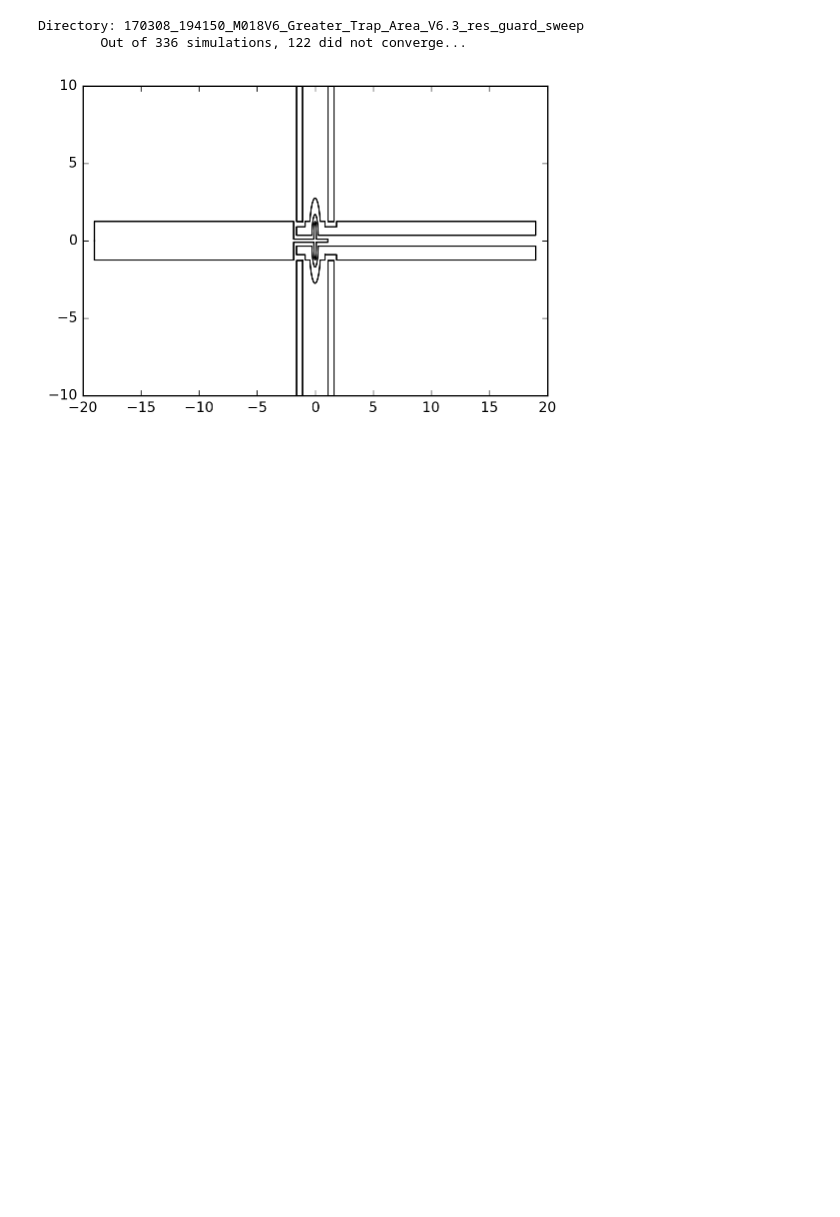
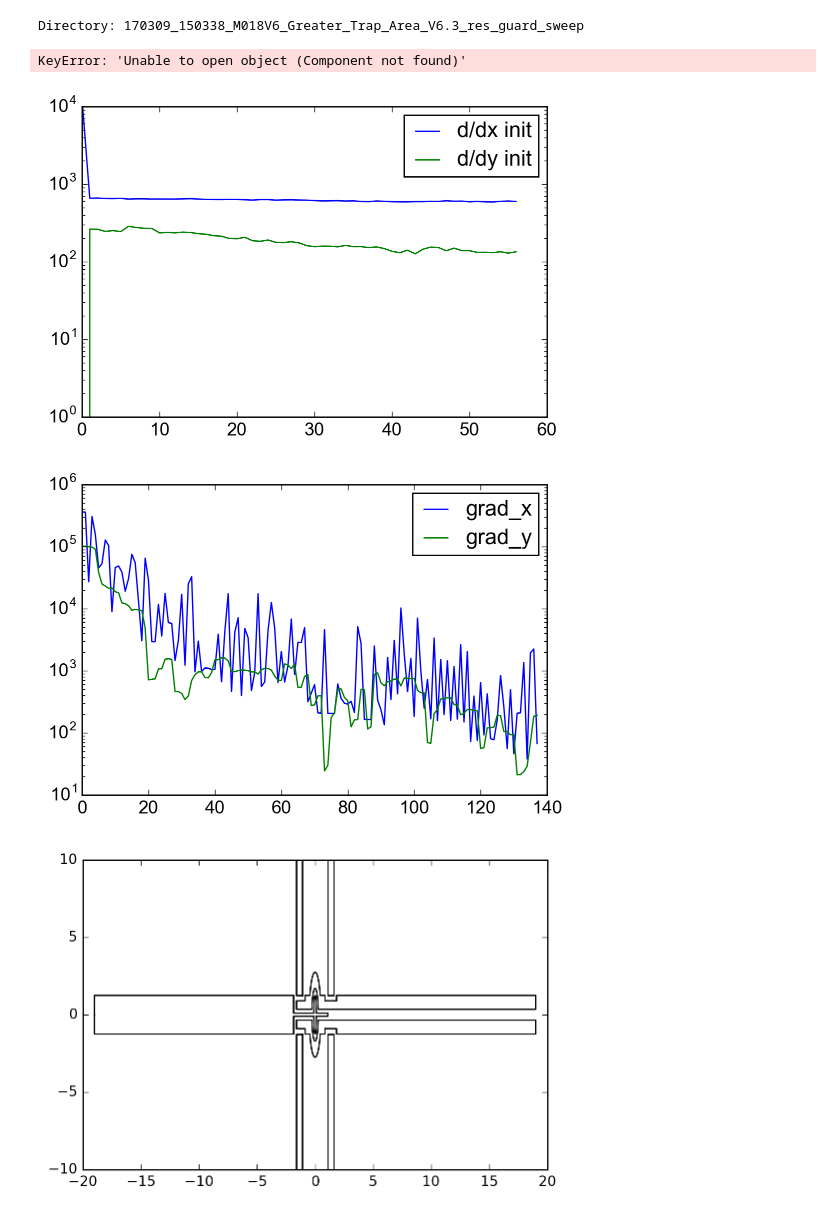
Before and after one commit to gkoolstra/ipython-notebooks, a Jupyter notebook: 20170308 - Why electrons jump out of the trap.ipynb, the cells around one changed output. Drawn from its saved outputs; the diff is of its cells as text; code cells hidden in the pictures; blank space fills up the shorter version.

```diff
--- a/20170308 - Why electrons jump out of the trap.ipynb
+++ b/20170308 - Why electrons jump out of the trap.ipynb
@@ -29,7 +28,7 @@ import matplotlib.gridspec as gridspec
 #%matplotlib notebook
 
 save_path = r"/Volumes/slab/Gerwin/Electron on helium/Electron optimization/Realistic potential/Single electron loading"
-sub_dir = r"170308_194150_M018V6_Greater_Trap_Area_V6.3_res_guard_sweep"
+sub_dir = r"170309_150338_M018V6_Greater_Trap_Area_V6.3_res_guard_sweep"
 
 dbin = 0.006E-6
 bins = np.arange(-0.80E-6, 0.80E-6+dbin, dbin)
@@ -79,14 +78,35 @@ with h5py.File(os.path.join(os.path.join(save_path, sub_dir), "Results.h5"), "r"
                 trap_grad_y_i.append(np.inf)
                 trap_grad_y_f.append(np.inf)
 
-#     plt.figure()
-#     plt.plot(trap_grad_x_i, label="d/dx init")
-#     #plt.plot(trap_grad_x_f, label="d/dx final")
-#     #plt.plot(trap_grad_y_f, label="d/dy final")
-#     plt.plot(trap_grad_y_i, label="d/dy init")
-#     plt.yscale('log')
-#     plt.legend(loc=0)
-#     plt.ylim(1E0, 1E4)
+    plt.figure()
+    plt.plot(trap_grad_x_i, label="d/dx init")
+    #plt.plot(trap_grad_x_f, label="d/dx final")
+    #plt.plot(trap_grad_y_f, label="d/dy final")
+    plt.plot(trap_grad_y_i, label="d/dy init")
+    plt.yscale('log')
+    plt.legend(loc=0)
+    plt.ylim(1E0, 1E4)
+
+    if 1:
+        step = 57
+        rs = f['step_%04d/x_during_simulation'%step]
+        jac = f['step_%04d/jac_during_simulation'%step]
+
+        plt.figure()
+        plt.plot(np.amax(jac[:,::2], axis=1), label='grad_x')
+        plt.plot(np.amax(jac[:,1::2], axis=1), label='grad_y')
+        plt.legend(loc=0)
+        plt.yscale('log')
+
+        for k in tqdm(range(np.shape(rs)[0])):
+            fig = plt.figure(figsize=(6.5,3.))
+            plt.plot(rs[k,::2]*1E6, rs[k,1::2]*1E6, 'o', color='deepskyblue')
+            plt.xlim(-4, 8)
+            plt.ylim(-4, 4)
+            plt.ylabel("$y$ ($\mu$m)")
+            plt.title("Resonator guard = %.3f V"%Vresguard[step])
+            common.save_figure(fig, save_path=os.path.join(save_path, sub_dir, "Annealing"))
+            plt.close(fig)
 
     if 1:
         for step in range(k):
@@ -111,7 +131,7 @@ with h5py.File(os.path.join(os.path.join(save_path, sub_dir), "Results.h5"), "r"
                              **{'color' : 'black', 'lw' : 0.75, 'alpha' : 0.75})
 
             plt.plot(electrons[::2]*1E6, electrons[1::2]*1E6, 'o', color='deepskyblue')
-            plt.xlim(-2, 8)
+            plt.xlim(-4, 8)
             plt.ylim(-4, 4)
             plt.ylabel("$y$ ($\mu$m)")
             plt.title("Resonator guard = %.3f V"%Vrg)
@@ -123,7 +143,7 @@ with h5py.File(os.path.join(os.path.join(save_path, sub_dir), "Results.h5"), "r"
 
             plt.subplot(212)
             plt.plot(xpoints[ctr_idx,:]*1E6, potential[ctr_idx,:], color='k')
-            plt.xlim(-2, 8)
+            plt.xlim(-4, 8)
             plt.xlabel("$x$ ($\mu$m)")
             plt.ylabel("Electrostatic potential (-eV)")
             #plt.title("Resonator guard = %.3f V"%Vrg)
@@ -141,39 +161,41 @@ with h5py.File(os.path.join(os.path.join(save_path, sub_dir), "Results.h5"), "r"
 
             plt.plot(electrons_x*1E6, np.array(mu), 'o', color='deepskyblue')
 
-            common.save_figure(fig, save_path=os.path.join(save_path, sub_dir, "Figures"))
+            common.save_figure(fig, save_path=os.path.join(save_path, sub_dir, "2D slice"))
             plt.close(fig)
 
 #         trap_mask = np.logical_and(electrons[::2] > -1.2E-6, electrons[::2] < 1.2E-6)
 #         trap_electrons_x, trap_electrons_y = electrons[::2][trap_mask], electrons[1::2][trap_mask]
 #         resonator_mask = np.where(electrons[::2] > 1.2E-6)[0]
 #         res_electrons_x, res_electrons_y = electrons[::2][resonator_mask], electrons[1::2][resonator_mask]
 
 #         res_interactions = TS.Vee(res_electrons_x, res_electrons_y)/1.602E-19
 #         np.fill_diagonal(res_interactions, 0)
 #         mu = list()
 #         el = 0
 #         for res_electron_x, res_electron_y in zip(res_electrons_x, res_electrons_y):
 #             mu.append(np.sum(res_interactions[el,:]) + TS.Velectrostatic(res_electron_x, res_electron_y)/1.602E-19)
 #             el += 1
 
 #         plt.plot(res_electrons_x*1E6, np.array(mu), 'o', color='deepskyblue')
 
 #         trap_interactions = TS.Vee(trap_electrons_x, trap_electrons_y)/1.602E-19
 #         np.fill_diagonal(trap_interactions, 0)
 #         el = 0
 #         mu = list()
 #         for trap_electron_x, trap_electron_y in zip(trap_electrons_x, trap_electrons_y):
 #             mu.append(np.sum(trap_interactions[el,:]) + TS.Velectrostatic(trap_electron_x, trap_electron_y)/1.602E-19)
 #             el += 1
 
 #         plt.plot(trap_electrons_x*1E6, np.array(mu), 'o', color='deepskyblue')
 
 
 print("\tOut of %d simulations, %d did not converge..." % (len(Vresguard), len(Vresguard) - np.sum(converged)))
 # %% [output]
-Directory: 170308_194150_M018V6_Greater_Trap_Area_V6.3_res_guard_sweep
-        Out of 336 simulations, 122 did not converge...
+Directory: 170309_150338_M018V6_Greater_Trap_Area_V6.3_res_guard_sweep
+KeyError: 'Unable to open object (Component not found)'
+[figure, added]
+[figure, added]
 # %%
 %matplotlib inline
 import dxfgrabber
```
Also changed, not shown: parts of 2 cells of this notebook, 2 other files.
